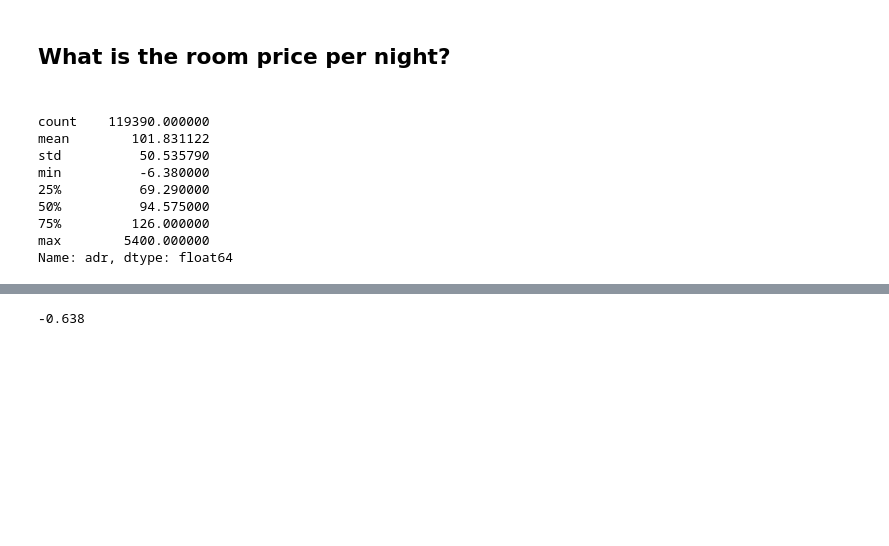
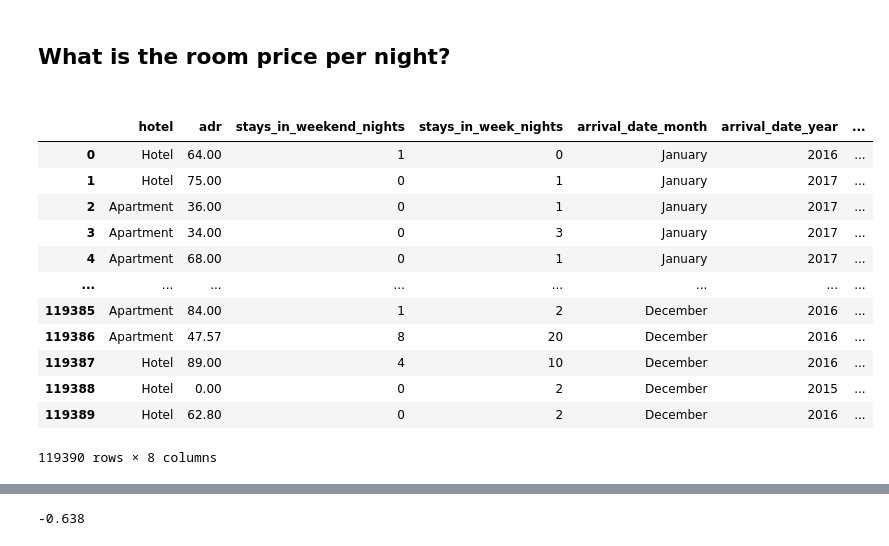
Before and after one commit to Nourfdss/stayforlong_test, a Jupyter notebook: test.ipynb, the cells around one changed output, grey strips where cells are left out. Cells and saved outputs as stored; diff of their text form; code cells hidden in the pictures; blank space fills up the shorter version.

```diff
--- a/test.ipynb
+++ b/test.ipynb
@@ -153,20 +170,40 @@ df.head()
 <h2>What is the room price per night?<h2>
 # %%
 #adr: Booking cost divided by the number of nights. (Average Daily Rate) adr = booking cost / number of nights
-# %%
-df_room_price = df.copy()
-df_room_price = df_room_price[['hotel', 'adr', 'stays_in_weekend_nights',
-                               'stays_in_week_nights', 'arrival_date_month', 'arrival_date_year']]
-
-
-df_room_price['adr'].describe()
-# %% [output]
-count    119390.000000
-mean        101.831122
-std          50.535790
-min          -6.380000
-25%          69.290000
-50%          94.575000
-75%         126.000000
-max        5400.000000
-Name: adr, dtype: float64
+# %%
+df_room_price = df.copy()
+months = ['January', 'February', 'March', 'April', 'May', 'June', 'July', 'August', 'September', 'October', 'November', 'December']
+
+df_room_price = df_room_price[['hotel', 'adr', 'stays_in_weekend_nights',
+                               'stays_in_week_nights', 'arrival_date_month', 'arrival_date_year']]
+
+
+#df_room_price['adr'].describe()
+df_room_price['num_of_nights'] = df_room_price['stays_in_weekend_nights'] + df_room_price['stays_in_week_nights']
+df_room_price['total_price'] = df_room_price['num_of_nights'] * df_room_price['adr']
+
+#df_room_price = df_room_price.sort_values(by=months)
+
+#df_room_price['arrival_date_month'] = pd.Categorical(df_room_price['arrival_date_month'], categories=months, ordered=True)
+
+df_room_price.index = pd.CategoricalIndex(df_room_price['arrival_date_month'], categories=months, ordered=True)
+
+
+
+df_room_price = df_room_price.sort_index().reset_index(drop=True)
+
+df_room_price
+# %% [output]
+|  | hotel | adr | stays_in_weekend_nights | stays_in_week_nights | arrival_date_month | arrival_date_year | ... |
+| 0 | Hotel | 64.00 | 1 | 0 | January | 2016 | ... |
+| 1 | Hotel | 75.00 | 0 | 1 | January | 2017 | ... |
+| 2 | Apartment | 36.00 | 0 | 1 | January | 2017 | ... |
+| 3 | Apartment | 34.00 | 0 | 3 | January | 2017 | ... |
+| 4 | Apartment | 68.00 | 0 | 1 | January | 2017 | ... |
+| ... | ... | ... | ... | ... | ... | ... | ... |
+| 119385 | Apartment | 84.00 | 1 | 2 | December | 2016 | ... |
+| 119386 | Apartment | 47.57 | 8 | 20 | December | 2016 | ... |
+| 119387 | Hotel | 89.00 | 4 | 10 | December | 2016 | ... |
+| 119388 | Hotel | 0.00 | 0 | 2 | December | 2015 | ... |
+| 119389 | Hotel | 62.80 | 0 | 2 | December | 2016 | ... |
+119390 rows × 8 columns
```
Also changed, not shown: parts of 9 cells of this notebook, 1 other file.
